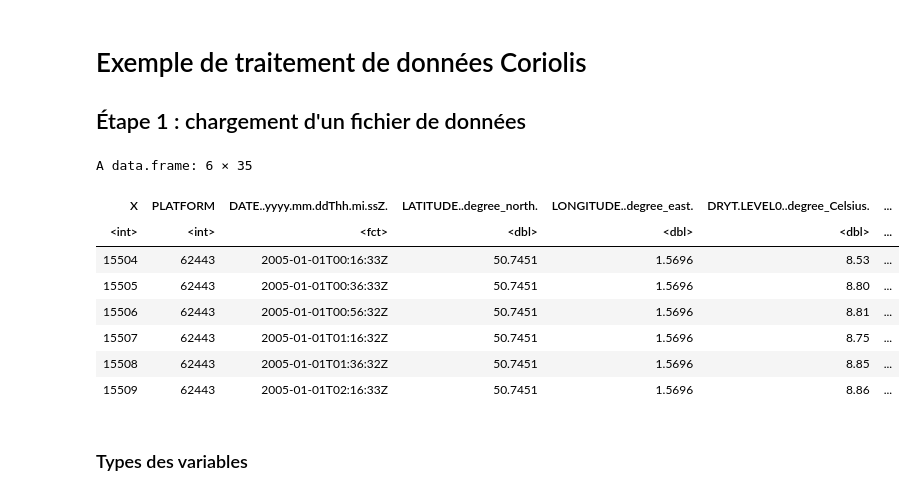
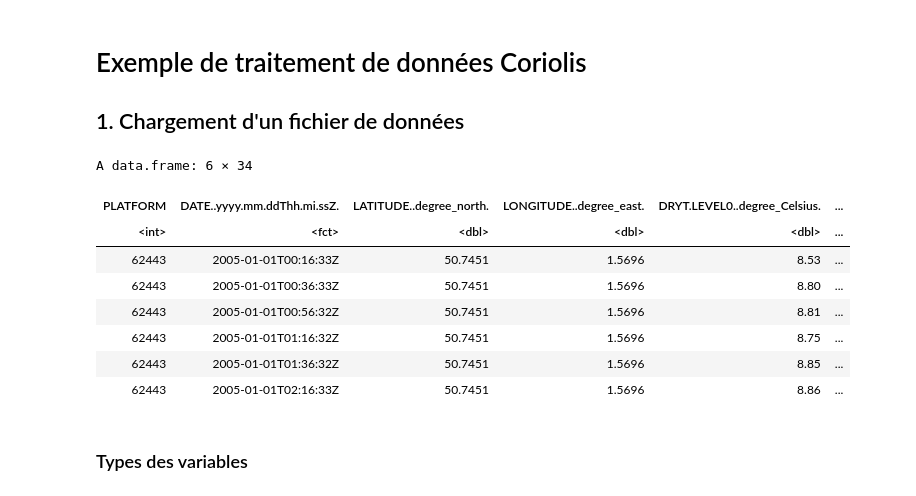
Before and after one commit to weatherforce/extremime, a Jupyter notebook: exemples/Exemple-traitement-donnees-Coriolis.ipynb, the cells around one changed output. Cells and saved outputs as stored; diff of their text form; code cells hidden in the pictures.

Commit message:
Add buoy data analysis exemple
Up until beginning of step 8, but step 8 not complete

```diff
--- a/exemples/Exemple-traitement-donnees-Coriolis.ipynb
+++ b/exemples/Exemple-traitement-donnees-Coriolis.ipynb
@@ -1,20 +1,21 @@
 # %% [markdown]
 # Exemple de traitement de données Coriolis
 
-## Étape 1 : chargement d'un fichier de données
+## 1. Chargement d'un fichier de données
 # %%
-df <- read.csv(file="DataTest_Carnot_2005.csv", header=TRUE, sep="," ,dec=".")
+df <- read.csv(file="data/DataTest_Carnot_2005.csv", header=TRUE, sep="," ,dec=".")
+df=df[,-1]
 head(df)
 # %% [output]
-A data.frame: 6 × 35
+A data.frame: 6 × 34
-| X | PLATFORM | DATE..yyyy.mm.ddThh.mi.ssZ. | LATITUDE..degree_north. | LONGITUDE..degree_east. | DRYT.LEVEL0..degree_Celsius. | ... |
-| <int> | <int> | <fct> | <dbl> | <dbl> | <dbl> | ... |
-| 15504 | 62443 | 2005-01-01T00:16:33Z | 50.7451 | 1.5696 | 8.53 | ... |
-| 15505 | 62443 | 2005-01-01T00:36:33Z | 50.7451 | 1.5696 | 8.80 | ... |
-| 15506 | 62443 | 2005-01-01T00:56:32Z | 50.7451 | 1.5696 | 8.81 | ... |
-| 15507 | 62443 | 2005-01-01T01:16:32Z | 50.7451 | 1.5696 | 8.75 | ... |
-| 15508 | 62443 | 2005-01-01T01:36:32Z | 50.7451 | 1.5696 | 8.85 | ... |
-| 15509 | 62443 | 2005-01-01T02:16:33Z | 50.7451 | 1.5696 | 8.86 | ... |
+| PLATFORM | DATE..yyyy.mm.ddThh.mi.ssZ. | LATITUDE..degree_north. | LONGITUDE..degree_east. | DRYT.LEVEL0..degree_Celsius. | ... |
+| <int> | <fct> | <dbl> | <dbl> | <dbl> | ... |
+| 62443 | 2005-01-01T00:16:33Z | 50.7451 | 1.5696 | 8.53 | ... |
+| 62443 | 2005-01-01T00:36:33Z | 50.7451 | 1.5696 | 8.80 | ... |
+| 62443 | 2005-01-01T00:56:32Z | 50.7451 | 1.5696 | 8.81 | ... |
+| 62443 | 2005-01-01T01:16:32Z | 50.7451 | 1.5696 | 8.75 | ... |
+| 62443 | 2005-01-01T01:36:32Z | 50.7451 | 1.5696 | 8.85 | ... |
+| 62443 | 2005-01-01T02:16:33Z | 50.7451 | 1.5696 | 8.86 | ... |
 # %% [markdown]
 ### Types des variables
 # %%
```
Also changed, not shown: parts of 67 cells of this notebook, 8 other files.
